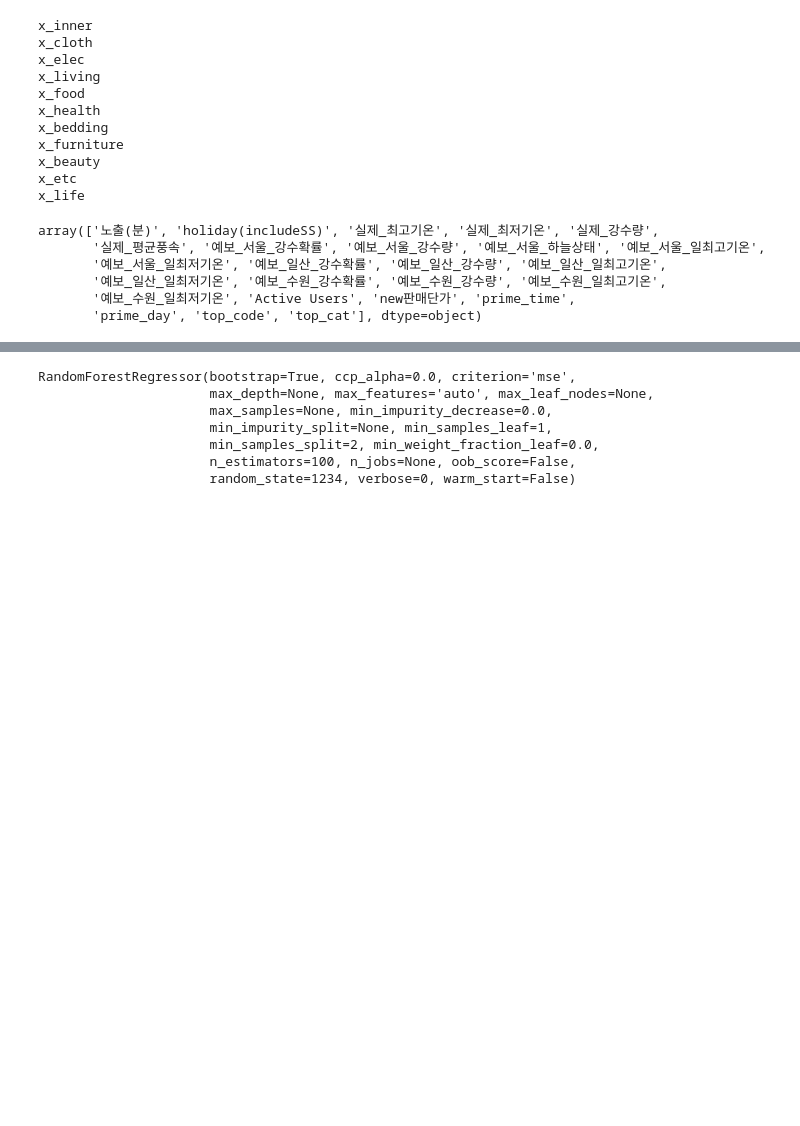
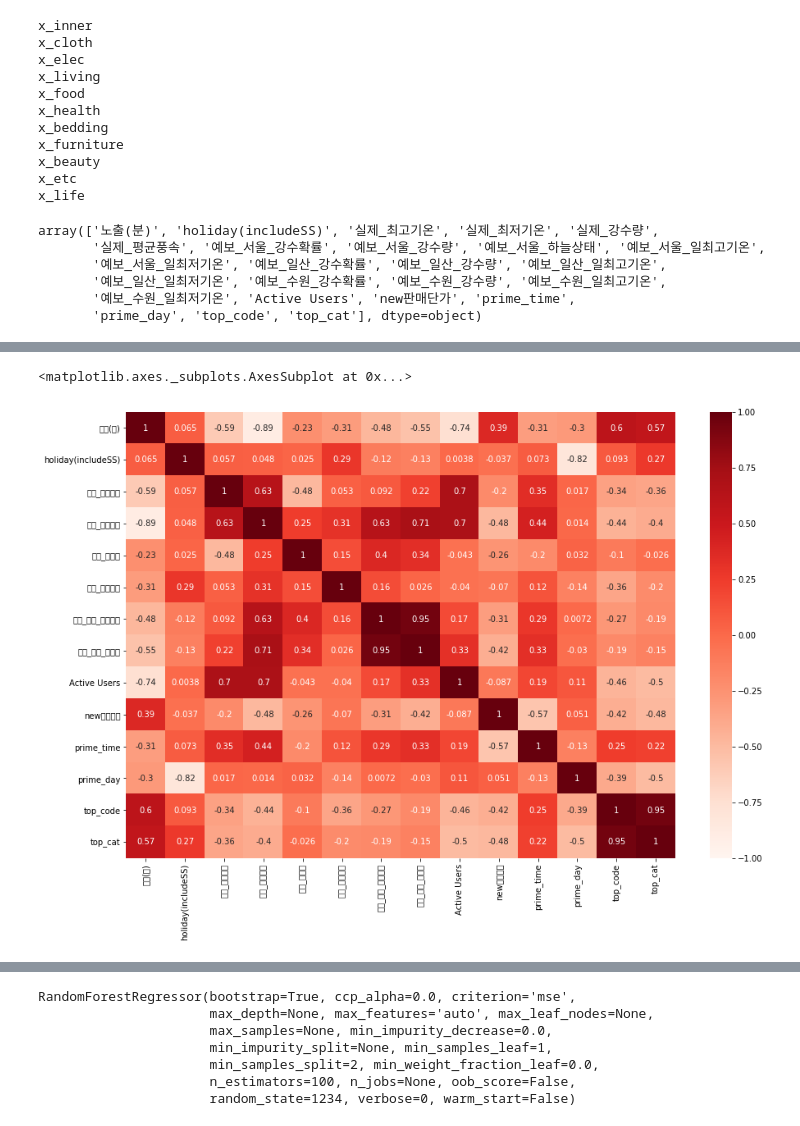
Before and after one commit to HWANG-HOE-SUN/bigcon, a Jupyter notebook: 모델링통합및비교.ipynb, the cells around one changed output, grey strips where cells are left out. Cells and saved outputs as stored; diff of their text form; code cells hidden in the pictures; blank space fills up the shorter version.

```diff
--- a/모델링통합및비교.ipynb
+++ b/모델링통합및비교.ipynb
@@ -479,0 +482,7 @@ for i in category_list:
+# %%
+hi_feature = ['노출(분)', 'holiday(includeSS)','실제_최고기온','실제_최저기온','실제_강수량','실제_평균풍속' , '예보_서울_강수확률', '예보_서울_강수량', 'Active Users', 'new판매단가', 'prime_time',
+       'prime_day', 'top_code', 'top_cat']
+#실제날씨만 남겨놓은 Feature군
+# %%
+mung = shop_train_x_beauty[hi_feature]
+mung
@@ -479,0 +521,16 @@ for i in category_list:
+# %%
+from patsy import dmatrices
+import statsmodels.api as sm
+from statsmodels.stats.outliers_influence import variance_inflation_factor
+shop_train_x_corr = mung.corr()
+# %%
+plt.rcParams['figure.figsize']=(15,10)
+
+sns.heatmap(shop_train_x_corr.corr(),
+          annot=True,
+          cmap='Reds',
+          vmin = -1, vmax = 1
+          )
+# %% [output]
+<matplotlib.axes._subplots.AxesSubplot at 0x...>
+[figure, added]
```
Also changed, not shown: parts of 16 cells of this notebook.
